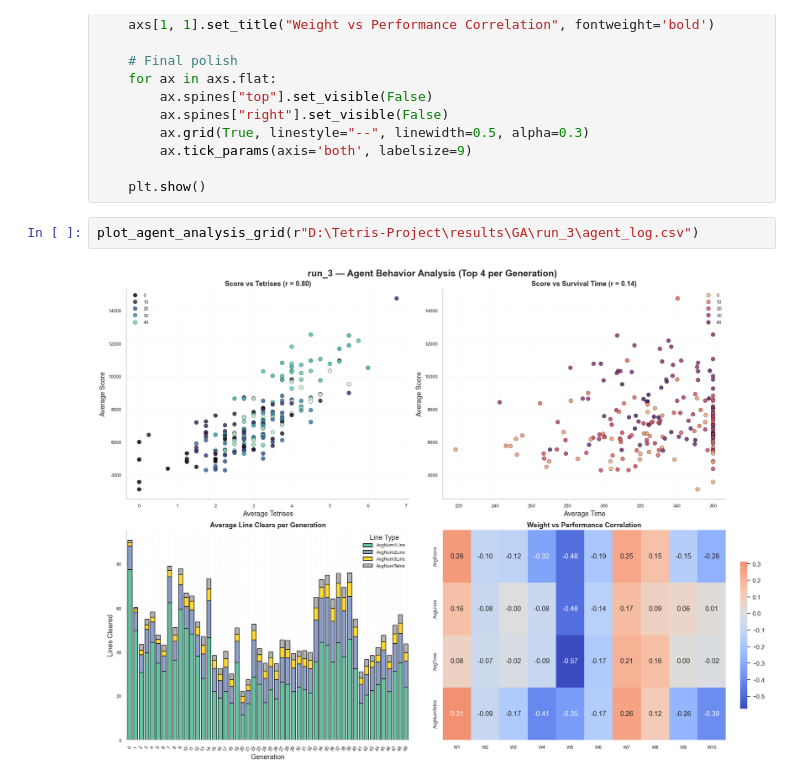
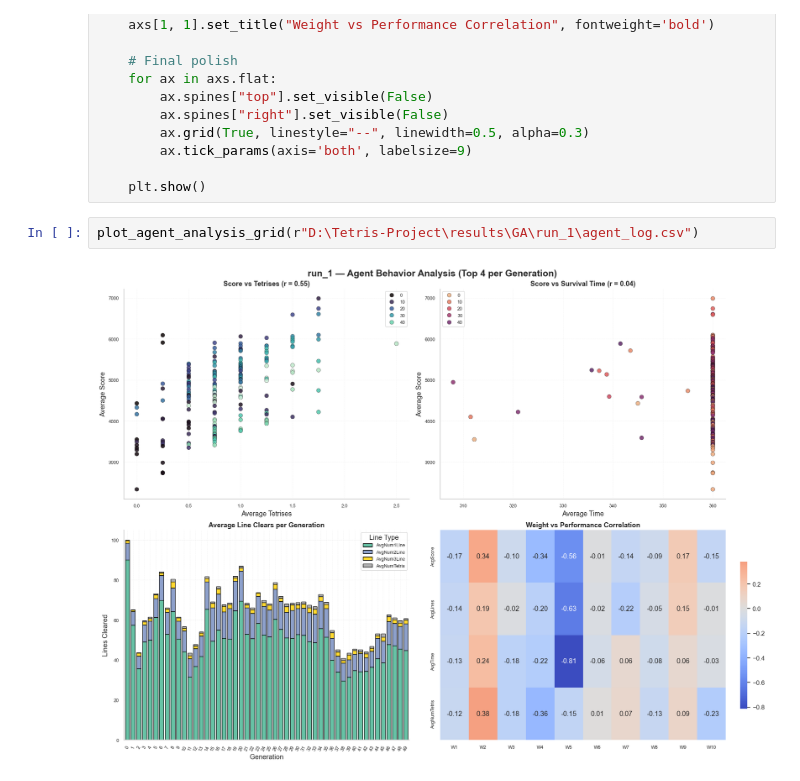
Before and after one commit to nileshshrs/Tetris-Project, a Jupyter notebook: notebooks/agent_analysis.ipynb, the cells around one changed output. Drawn from its saved outputs; the diff is of its cells as text.

```diff
--- a/notebooks/agent_analysis.ipynb
+++ b/notebooks/agent_analysis.ipynb
@@ -110,7 +110,7 @@ def plot_agent_analysis_grid(agent_log_path, run_label=None, top_n=4):
 
     plt.show()
 # %%
-plot_agent_analysis_grid(r"D:\Tetris-Project\results\GA\run_3\agent_log.csv")
+plot_agent_analysis_grid(r"D:\Tetris-Project\results\GA\run_1\agent_log.csv")
 # %% [output]
-[figure, old version]
+[figure, new version]
 # %%
```
Also changed, not shown: parts of 4 cells of this notebook, 2 other files.
